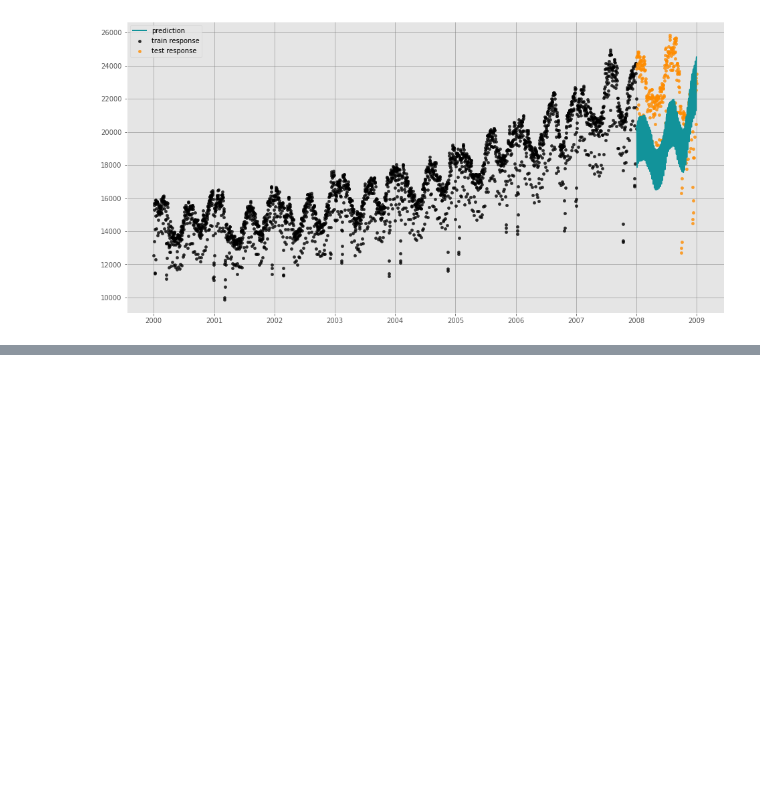
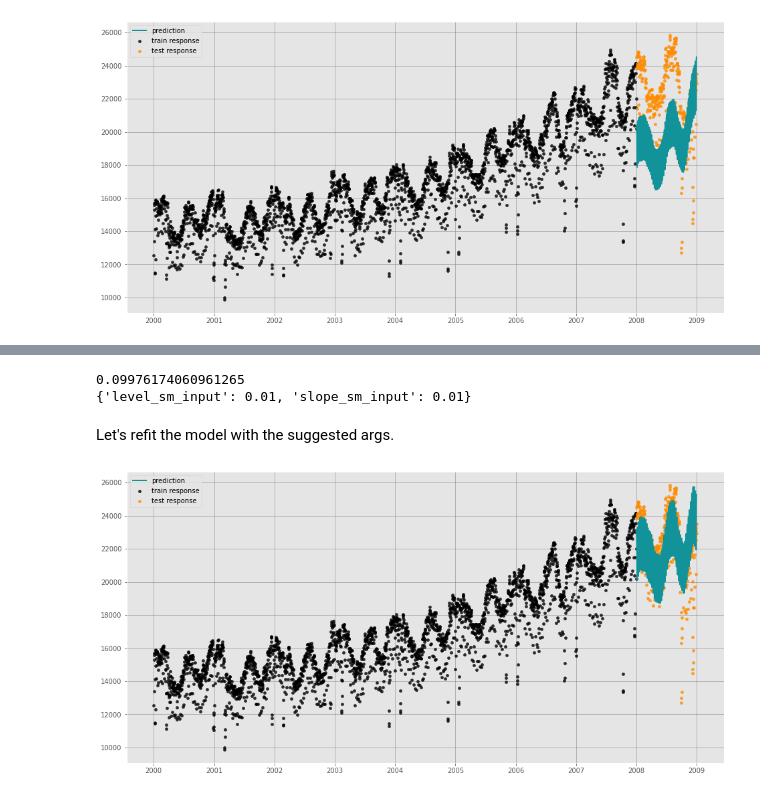
Before and after one commit to pochoi/orbit, a Jupyter notebook: examples/hyper_par_tune.ipynb, the cells around one changed output, grey strips where cells are left out. Drawn from its saved outputs; the diff is of its cells as text; code cells hidden in the pictures; blank space fills up the shorter version.

```diff
--- a/examples/hyper_par_tune.ipynb
+++ b/examples/hyper_par_tune.ipynb
@@ -89,4 +89,5 @@ for c in candidate:
 # %%
+%%time
 best_metric = None
 best_args = None
 for args in search_grid:
@@ -100,9 +101,9 @@ for args in search_grid:
     )
     bt = BackTester(
         model=dlt,
-        df=df,
-        min_train_len=365 * 5,
-        incremental_len=360,
+        df=train_df,
+        min_train_len=365 * 4,
+        incremental_len=test_size,
         forecast_len=test_size,
     )
     bt.fit_predict()
@@ -118,0 +139,25 @@ best_metric
+# %%
+print(best_metric)
+print(best_args)
+# %% [output]
+0.09976174060961265
+{'level_sm_input': 0.01, 'slope_sm_input': 0.01}
+# %% [markdown]
+Let's refit the model with the suggested args.
+# %%
+# instantiate a model
+dlt = DLTMAP(
+    date_col='date',
+    response_col='y',
+    regressor_col=yr_cols,
+    seasonality=7,
+    regressor_sigma_prior=[10.0] * len(yr_cols),
+    **best_args,
+)
+dlt.fit(train_df)
+# %%
+pred_df = dlt.predict(test_df,decompose=True)
+pred_df['prediction'] = np.exp(pred_df['prediction']) * m
+plot_predicted_data(train_df, pred_df, 'date', 'electricity', 'prediction', test_actual_df=test_df)
+# %% [output]
+[figure, added]
```
Also changed, not shown: parts of 7 cells of this notebook.
